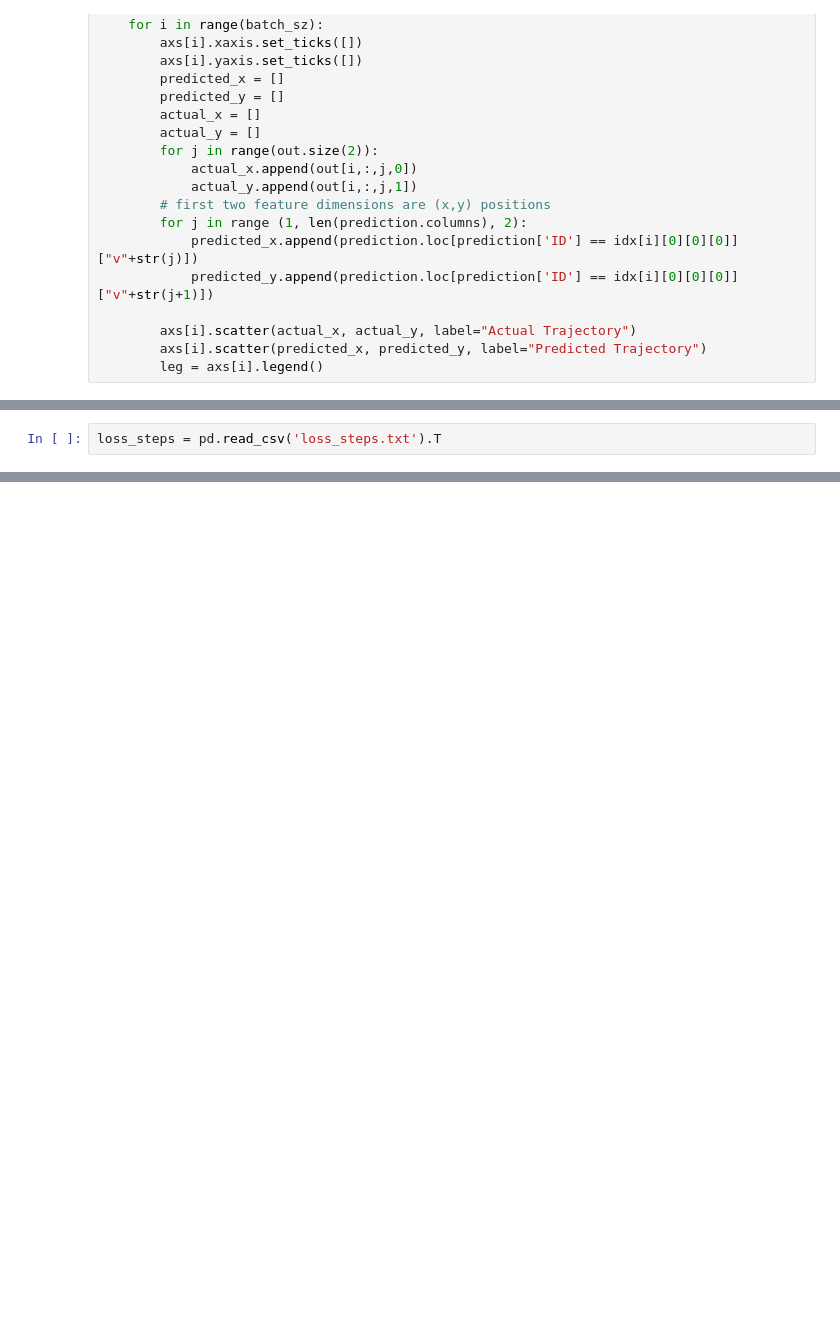
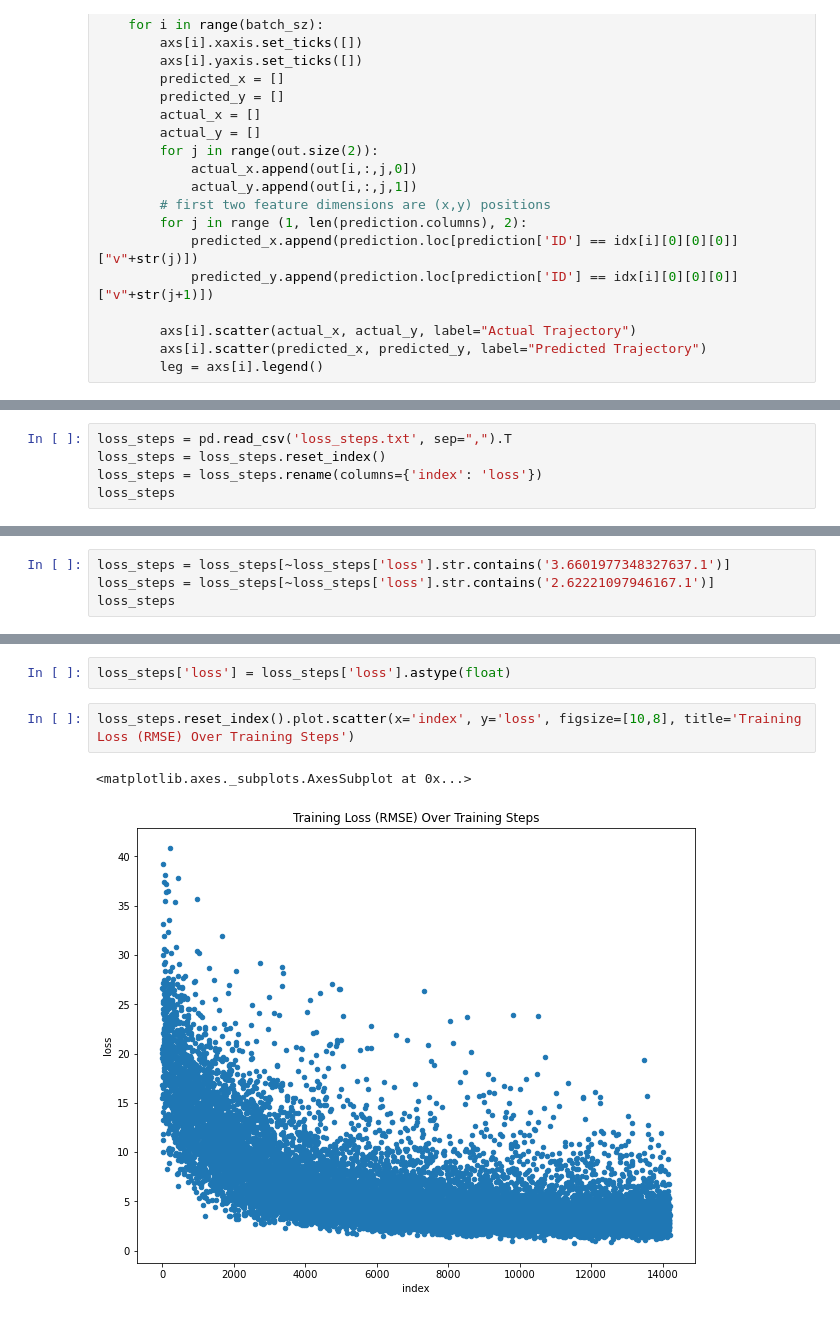
Before and after one commit to wes-chen/fireteamassemble, a Jupyter notebook: Visualization.ipynb, the cells around one changed output, grey strips where cells are left out. Cells and saved outputs as stored; diff of their text form; blank space fills up the shorter version.

Commit message:
loss plot

```diff
--- a/Visualization.ipynb
+++ b/Visualization.ipynb
@@ -104,2 +104,5 @@ prediction.loc[prediction['ID'] == 13337]
 # %%
-loss_steps = pd.read_csv('loss_steps.txt').T
+loss_steps = pd.read_csv('loss_steps.txt', sep=",").T
+loss_steps = loss_steps.reset_index()
+loss_steps = loss_steps.rename(columns={'index': 'loss'})
+loss_steps
@@ -110,0 +152,4 @@ KeyError: 'None of [RangeIndex(start=0, stop=14194, step=1)] are in the [columns
+# %%
+loss_steps = loss_steps[~loss_steps['loss'].str.contains('3.6601977348327637.1')]
+loss_steps = loss_steps[~loss_steps['loss'].str.contains('2.62221097946167.1')]
+loss_steps
@@ -110,0 +170,7 @@ KeyError: 'None of [RangeIndex(start=0, stop=14194, step=1)] are in the [columns
+# %%
+loss_steps['loss'] = loss_steps['loss'].astype(float)
+# %%
+loss_steps.reset_index().plot.scatter(x='index', y='loss', figsize=[10,8], title='Training Loss (RMSE) Over Training Steps')
+# %% [output]
+<matplotlib.axes._subplots.AxesSubplot at 0x...>
+[figure, added]
```
Also changed, not shown: parts of 9 cells of this notebook.
